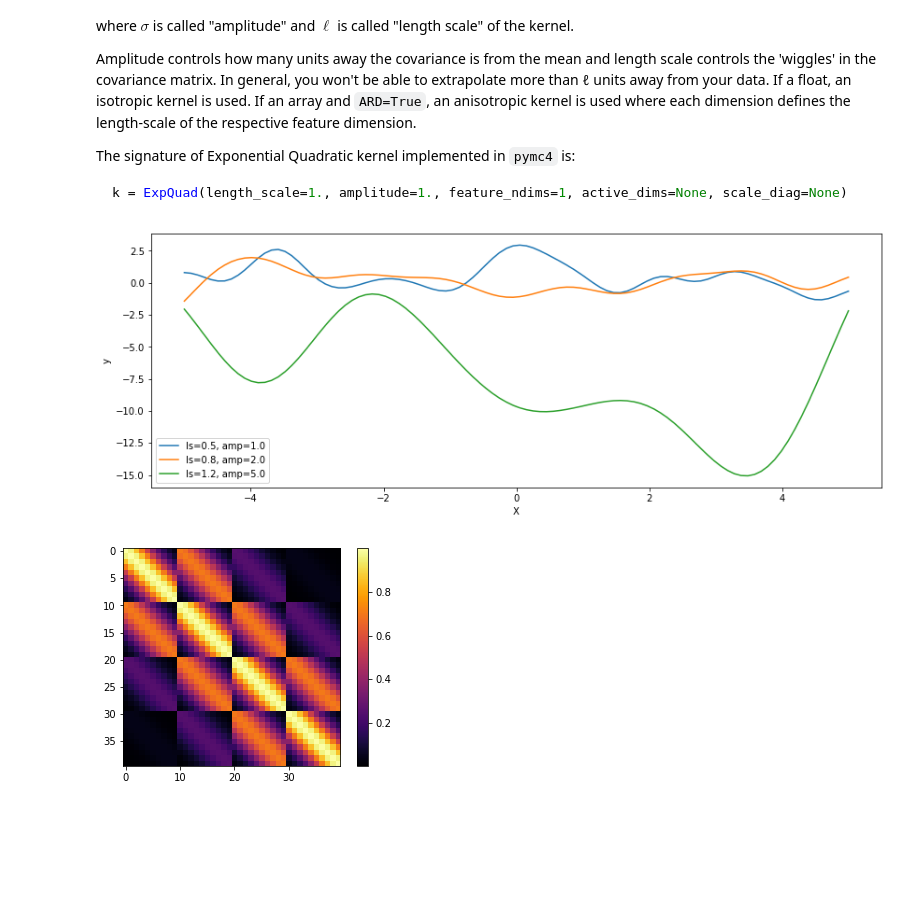
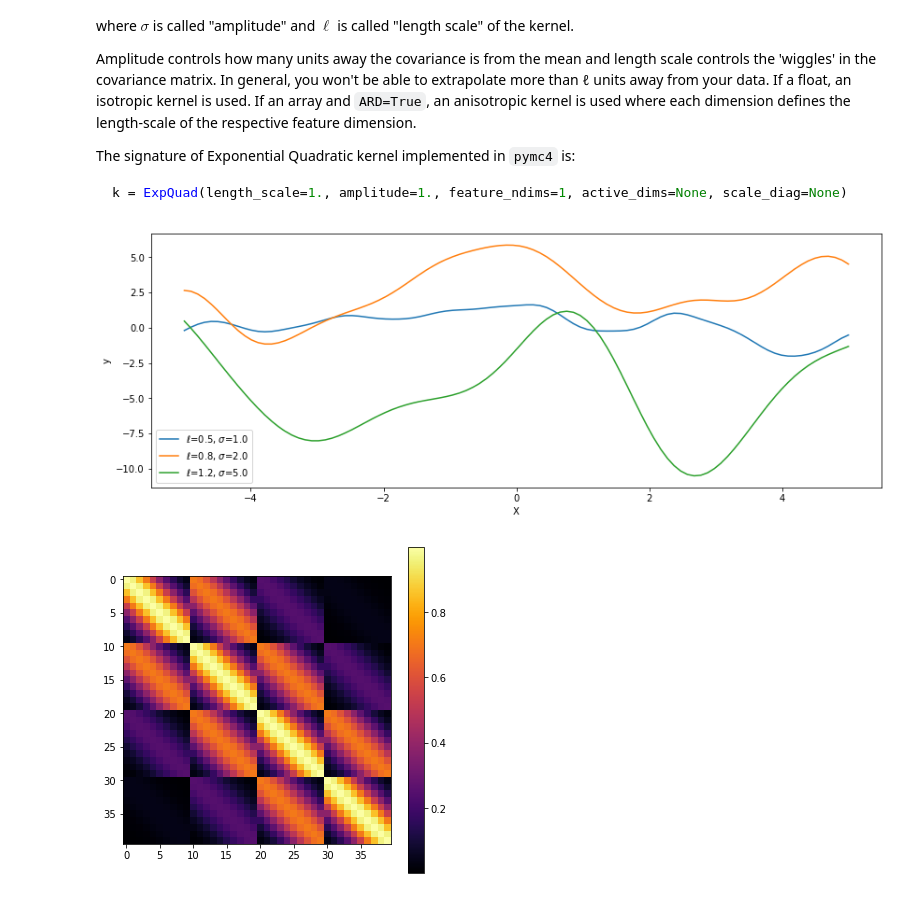
Before and after one commit to pymc-devs/pymc4, a Jupyter notebook: notebooks/GP-MeansAndCovs.ipynb, the cells around one changed output. Cells and saved outputs as stored; diff of their text form; code cells hidden in the pictures; blank space fills up the shorter version.

````diff
--- a/notebooks/GP-MeansAndCovs.ipynb
+++ b/notebooks/GP-MeansAndCovs.ipynb
@@ -305,25 +323,25 @@ k = ExpQuad(length_scale=1., amplitude=1., feature_ndims=1, active_dims=None, sc
 ```
 # %%
 # We are using tf.float64 for better numerical accuracy.
-lss  = tf.Variable([0.5, 0.8, 1.2], dtype=tf.float64)
-amps = tf.Variable([1., 2., 5.], dtype=tf.float64)
+length_scales  = tf.constant([0.5, 0.8, 1.2], dtype=tf.float64)
+amplitudes = tf.constant([1., 2., 5.], dtype=tf.float64)
 
-k = ExpQuad(length_scale=lss, amplitude=amps, ARD=False)
+k = ExpQuad(length_scale=length_scales, amplitude=amplitudes, ARD=False)
 # %%
 x = np.linspace(-5, 5, num=100)[:, np.newaxis]
 
 covs = stabilize(k(x, x), shift=1e-8)
-dists = pm.MvNormal("exp_quad_dist", loc=0., covariance_matrix=covs)
+dists = pm.MvNormal("_", loc=0., covariance_matrix=covs)
 samples = dists.sample(1)
 # %%
 plt.figure(figsize=(14,5))
-[plt.plot(x, samples[0, i, :], label=f"ls={lss[i]}, amp={amps[i]}") for i in range(3)];
+[plt.plot(x, samples[0, i, :], label=f"$\\ell$={length_scales[i]}, $\\sigma$={amplitudes[i]}") for i in range(3)];
 plt.xlabel('X')
 plt.ylabel('y')
 plt.legend()
 plt.show()
 # %% [output]
-[figure, old version]
+[figure, new version]
 # %%
 x1, x2 = np.meshgrid(np.linspace(-1, 1, 10), np.linspace(-1, 1, 4))
 X2 = np.concatenate((x1.reshape(40, 1), x2.reshape(40, 1)), axis=1)
@@ -332,6 +350,7 @@ ls, amp = .8, 1.
 k = ExpQuad(length_scale=ls, amplitude=amp, ARD=False)
 
 cov = k(X2, X2)
+plt.figure(figsize=(6,6))
 m = plt.imshow(cov, cmap='inferno', interpolation='none'); plt.colorbar(m);
 # %% [output]
-[figure, old version]
+[figure, new version]
````
Also changed, not shown: parts of 64 cells of this notebook, 3 other files.
